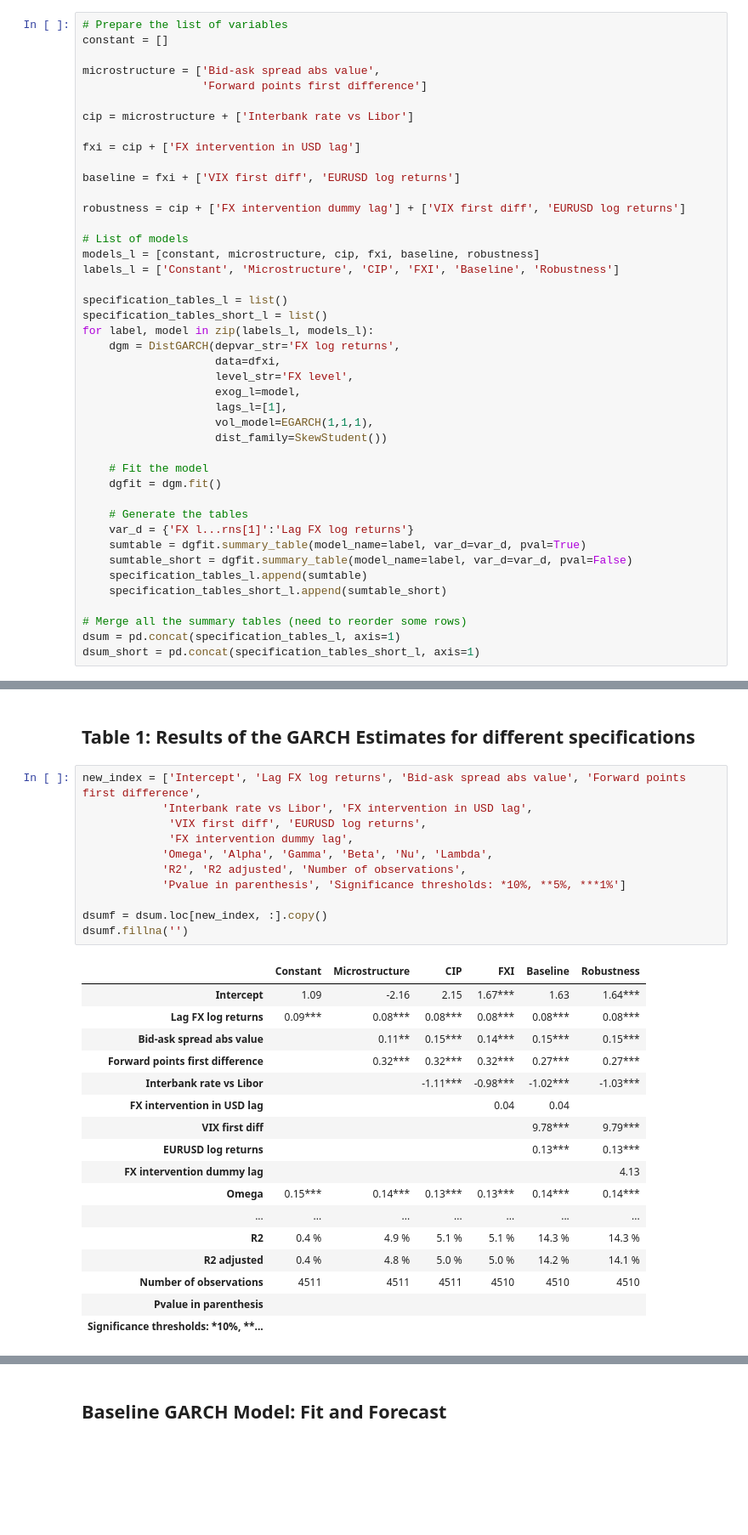
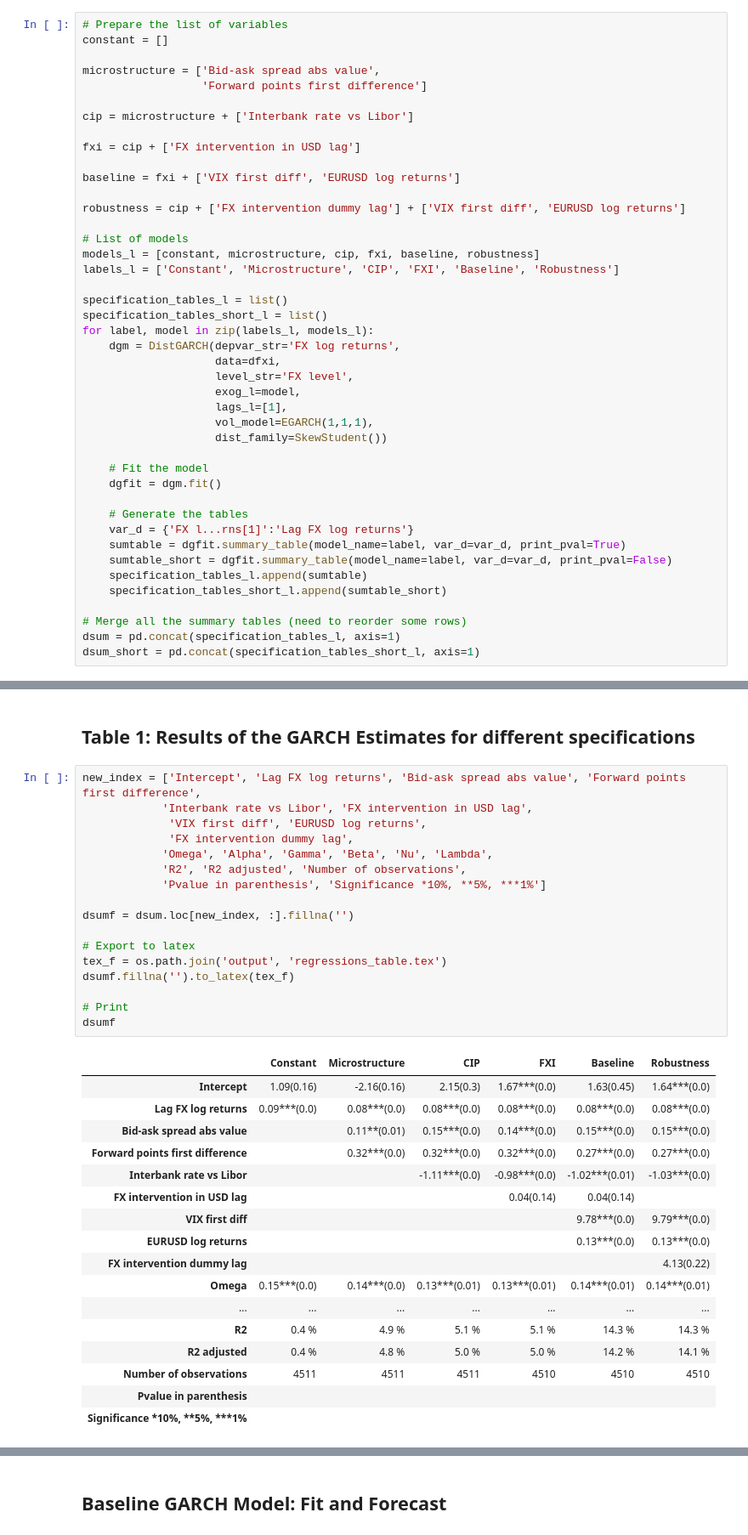
Before and after one commit to romainlafarguette/varfxi, a Jupyter notebook: VaR-FX Interventions.ipynb, the cells around one changed output, grey strips where cells are left out. Shown at 85% size. Drawn from its saved outputs; the diff is of its cells as text; blank space fills up the shorter version.

Commit message:
Include regression table

```diff
--- a/VaR-FX Interventions.ipynb
+++ b/VaR-FX Interventions.ipynb
@@ -117,8 +117,8 @@ for label, model in zip(labels_l, models_l):
 
     # Generate the tables
     var_d = {'FX l...rns[1]':'Lag FX log returns'}
-    sumtable = dgfit.summary_table(model_name=label, var_d=var_d, pval=True)
-    sumtable_short = dgfit.summary_table(model_name=label, var_d=var_d, pval=False)
+    sumtable = dgfit.summary_table(model_name=label, var_d=var_d, print_pval=True)
+    sumtable_short = dgfit.summary_table(model_name=label, var_d=var_d, print_pval=False)
     specification_tables_l.append(sumtable)
     specification_tables_short_l.append(sumtable_short)
 
@@ -149,30 +148,36 @@ UnboundLocalError: local variable 'txt' referenced before assignment
 # %%
 new_index = ['Intercept', 'Lag FX log returns', 'Bid-ask spread abs value', 'Forward points first difference',
             'Interbank rate vs Libor', 'FX intervention in USD lag',
              'VIX first diff', 'EURUSD log returns',
              'FX intervention dummy lag',
             'Omega', 'Alpha', 'Gamma', 'Beta', 'Nu', 'Lambda',
             'R2', 'R2 adjusted', 'Number of observations',
-            'Pvalue in parenthesis', 'Significance thresholds: *10%, **5%, ***1%']
+            'Pvalue in parenthesis', 'Significance *10%, **5%, ***1%']
 
-dsumf = dsum.loc[new_index, :].copy()
-dsumf.fillna('')
+dsumf = dsum.loc[new_index, :].fillna('')
+
+# Export to latex
+tex_f = os.path.join('output', 'regressions_table.tex')
+dsumf.fillna('').to_latex(tex_f)
+
+# Print
+dsumf
 # %% [output]
 |  | Constant | Microstructure | CIP | FXI | Baseline | Robustness |
-| Intercept | 1.09 | -2.16 | 2.15 | 1.67*** | 1.63 | 1.64*** |
-| Lag FX log returns | 0.09*** | 0.08*** | 0.08*** | 0.08*** | 0.08*** | 0.08*** |
-| Bid-ask spread abs value |  | 0.11** | 0.15*** | 0.14*** | 0.15*** | 0.15*** |
-| Forward points first difference |  | 0.32*** | 0.32*** | 0.32*** | 0.27*** | 0.27*** |
-| Interbank rate vs Libor |  |  | -1.11*** | -0.98*** | -1.02*** | -1.03*** |
-| FX intervention in USD lag |  |  |  | 0.04 | 0.04 |  |
-| VIX first diff |  |  |  |  | 9.78*** | 9.79*** |
-| EURUSD log returns |  |  |  |  | 0.13*** | 0.13*** |
-| FX intervention dummy lag |  |  |  |  |  | 4.13 |
-| Omega | 0.15*** | 0.14*** | 0.13*** | 0.13*** | 0.14*** | 0.14*** |
+| Intercept | 1.09(0.16) | -2.16(0.16) | 2.15(0.3) | 1.67***(0.0) | 1.63(0.45) | 1.64***(0.0) |
+| Lag FX log returns | 0.09***(0.0) | 0.08***(0.0) | 0.08***(0.0) | 0.08***(0.0) | 0.08***(0.0) | 0.08***(0.0) |
+| Bid-ask spread abs value |  | 0.11**(0.01) | 0.15***(0.0) | 0.14***(0.0) | 0.15***(0.0) | 0.15***(0.0) |
+| Forward points first difference |  | 0.32***(0.0) | 0.32***(0.0) | 0.32***(0.0) | 0.27***(0.0) | 0.27***(0.0) |
+| Interbank rate vs Libor |  |  | -1.11***(0.0) | -0.98***(0.0) | -1.02***(0.01) | -1.03***(0.0) |
+| FX intervention in USD lag |  |  |  | 0.04(0.14) | 0.04(0.14) |  |
+| VIX first diff |  |  |  |  | 9.78***(0.0) | 9.79***(0.0) |
+| EURUSD log returns |  |  |  |  | 0.13***(0.0) | 0.13***(0.0) |
+| FX intervention dummy lag |  |  |  |  |  | 4.13(0.22) |
+| Omega | 0.15***(0.0) | 0.14***(0.0) | 0.13***(0.01) | 0.13***(0.01) | 0.14***(0.01) | 0.14***(0.01) |
 | ... | ... | ... | ... | ... | ... | ... |
 | R2 | 0.4 % | 4.9 % | 5.1 % | 5.1 % | 14.3 % | 14.3 % |
 | R2 adjusted | 0.4 % | 4.8 % | 5.0 % | 5.0 % | 14.2 % | 14.1 % |
 | Number of observations | 4511 | 4511 | 4511 | 4510 | 4510 | 4510 |
 | Pvalue in parenthesis |  |  |  |  |  |  |
-| Significance thresholds: *10%, **... |  |  |  |  |  |  |
+| Significance *10%, **5%, ***1% |  |  |  |  |  |  |
 # %%
```
Also changed, not shown: parts of 15 cells of this notebook, 4 other files.
